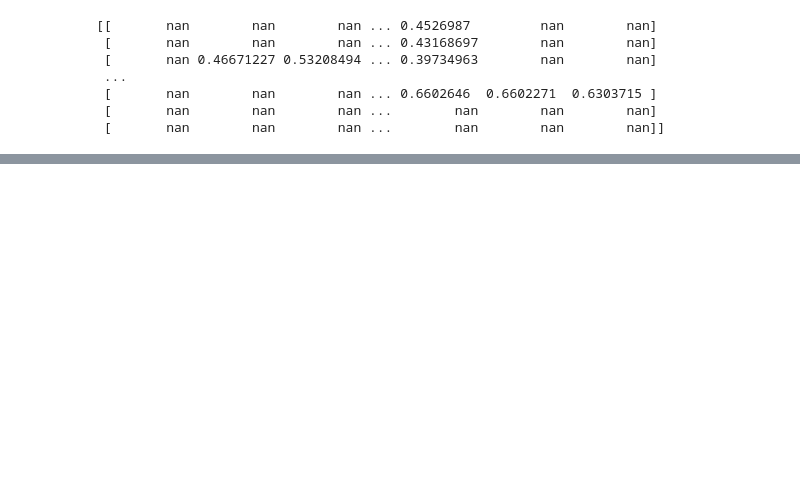
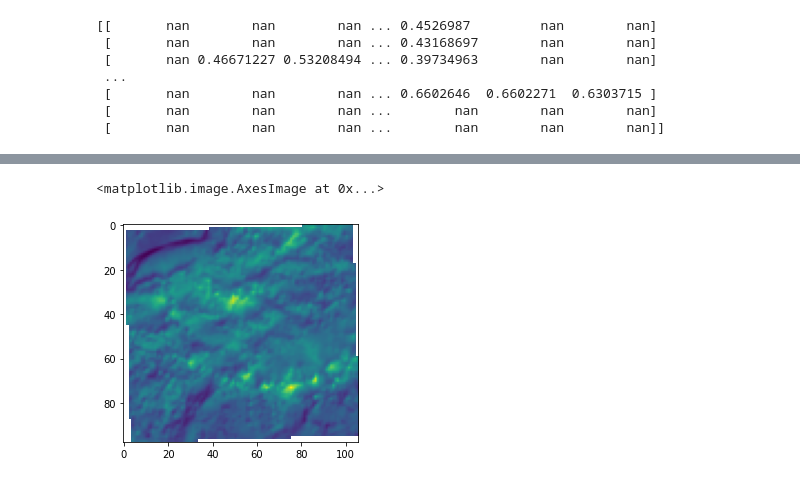
Before and after one commit to Kapil-bit/Raster-images-with-gdal, a Jupyter notebook: NDVI calculation.ipynb, the cells around one changed output, grey strips where cells are left out. Saved outputs shown, nothing was run; the diff lists cells and outputs as text; code cells hidden in the pictures; blank space fills up the shorter version.

```diff
--- a/NDVI calculation.ipynb
+++ b/NDVI calculation.ipynb
@@ -18,0 +25,5 @@ print(ndvi)
+# %%
+plt.imshow(nir)
+# %% [output]
+<matplotlib.image.AxesImage at 0x...>
+[figure, added]
```
Also changed, not shown: parts of 3 cells of this notebook.
